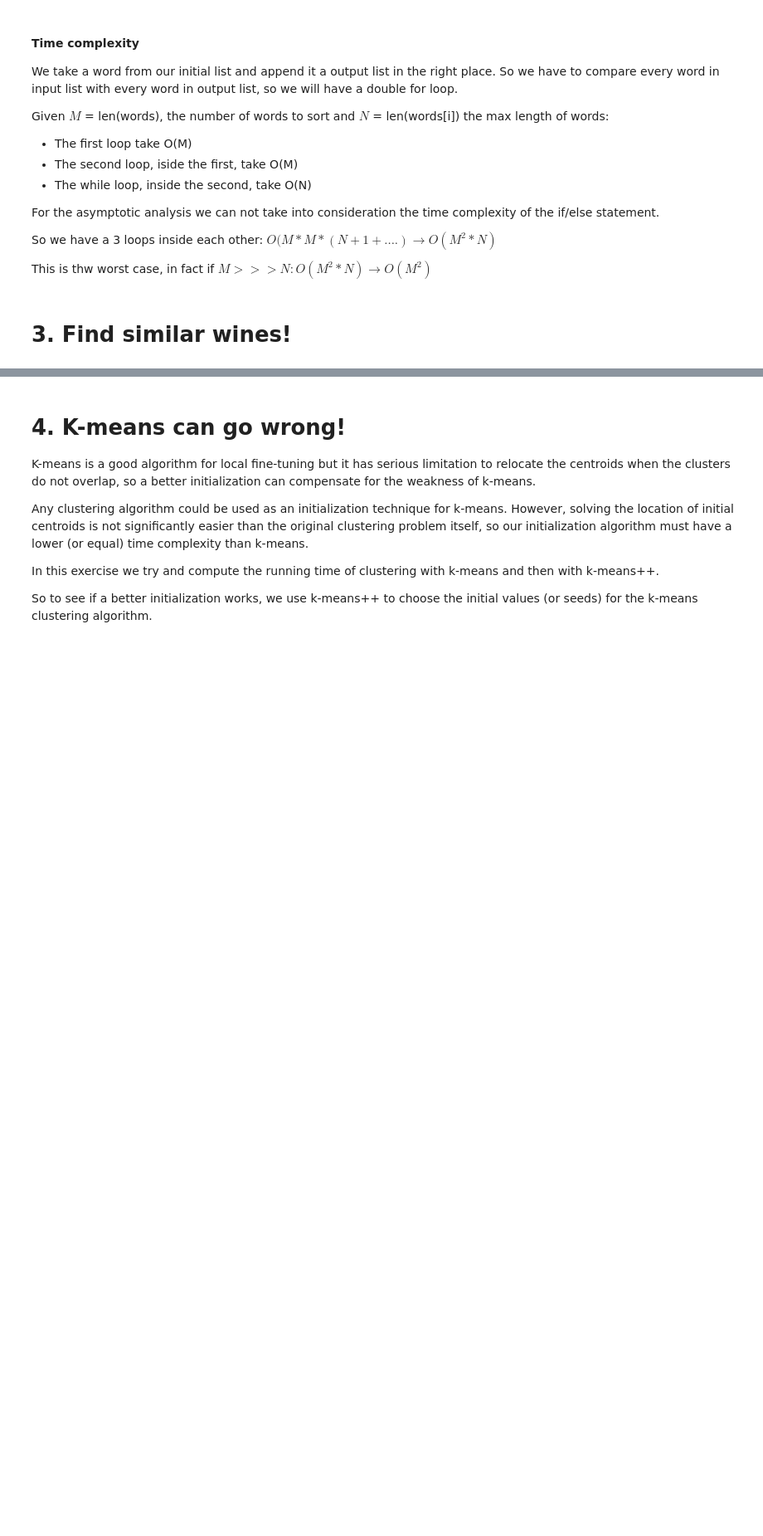
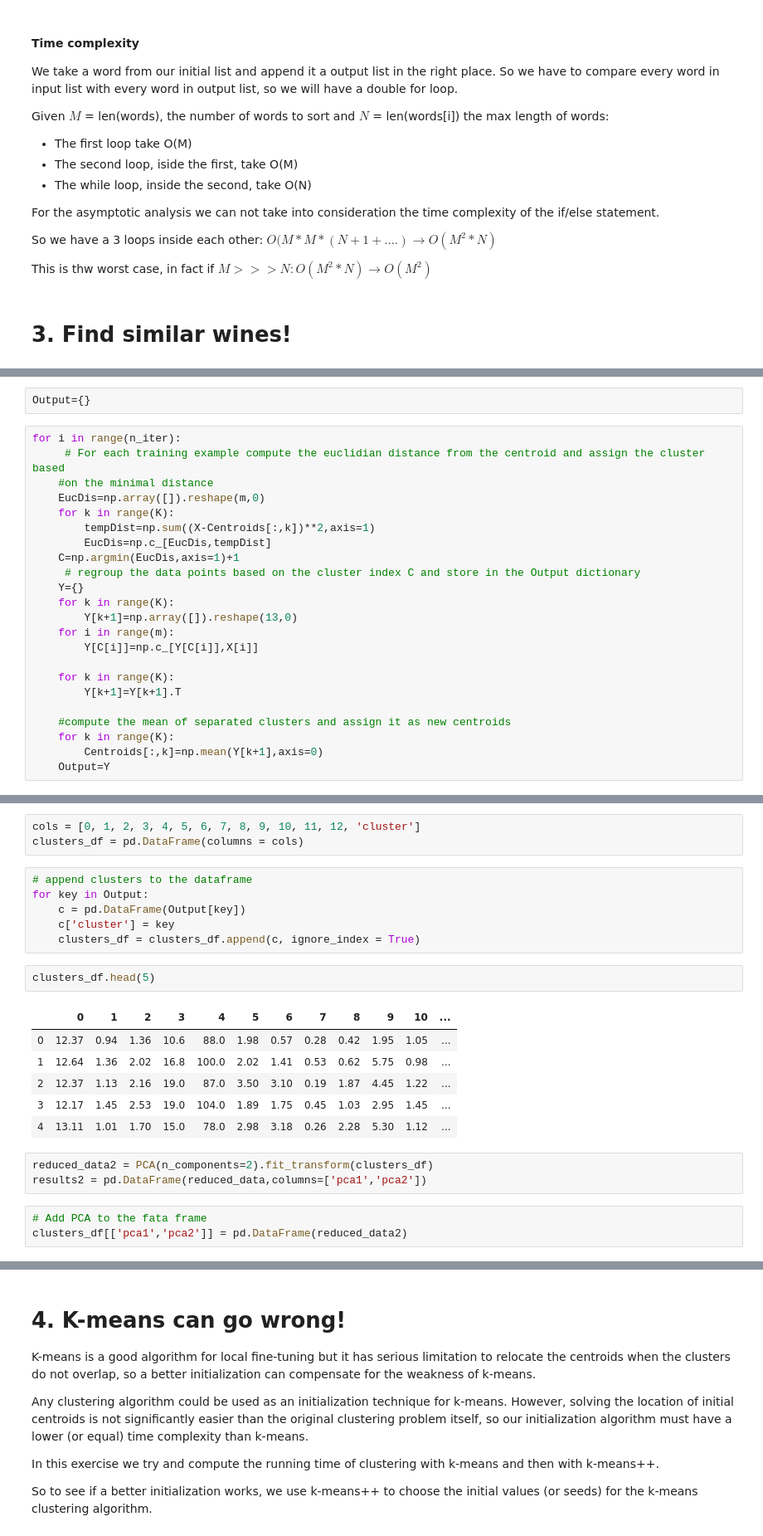
Before and after one commit to silviuspac/ADM-Homework4, a Jupyter notebook: main.ipynb, the cells around one changed output, grey strips where cells are left out. Shown at 83% size. Saved outputs shown, nothing was run; the diff lists cells and outputs as text; blank space fills up the shorter version.

```diff
--- a/main.ipynb
+++ b/main.ipynb
@@ -334,0 +392,25 @@ This is thw worst case, in fact if $ M >>> N :  O(M^2*N) \rightarrow O(M^2) $
+# %%
+Output={}
+# %%
+for i in range(n_iter):
+     # For each training example compute the euclidian distance from the centroid and assign the cluster based
+    #on the minimal distance
+    EucDis=np.array([]).reshape(m,0)
+    for k in range(K):
+        tempDist=np.sum((X-Centroids[:,k])**2,axis=1)
+        EucDis=np.c_[EucDis,tempDist]
+    C=np.argmin(EucDis,axis=1)+1
+     # regroup the data points based on the cluster index C and store in the Output dictionary
+    Y={}
+    for k in range(K):
+        Y[k+1]=np.array([]).reshape(13,0)
+    for i in range(m):
+        Y[C[i]]=np.c_[Y[C[i]],X[i]]
+
+    for k in range(K):
+        Y[k+1]=Y[k+1].T
+
+    #compute the mean of separated clusters and assign it as new centroids
+    for k in range(K):
+        Centroids[:,k]=np.mean(Y[k+1],axis=0)
+    Output=Y
@@ -334,0 +437,24 @@ This is thw worst case, in fact if $ M >>> N :  O(M^2*N) \rightarrow O(M^2) $
+# %%
+cols = [0, 1, 2, 3, 4, 5, 6, 7, 8, 9, 10, 11, 12, 'cluster']
+clusters_df = pd.DataFrame(columns = cols)
+# %%
+# append clusters to the dataframe
+for key in Output:
+    c = pd.DataFrame(Output[key])
+    c['cluster'] = key
+    clusters_df = clusters_df.append(c, ignore_index = True)
+# %%
+clusters_df.head(5)
+# %% [output]
+|  | 0 | 1 | 2 | 3 | 4 | 5 | 6 | 7 | 8 | 9 | 10 | ... |
+| 0 | 12.37 | 0.94 | 1.36 | 10.6 | 88.0 | 1.98 | 0.57 | 0.28 | 0.42 | 1.95 | 1.05 | ... |
+| 1 | 12.64 | 1.36 | 2.02 | 16.8 | 100.0 | 2.02 | 1.41 | 0.53 | 0.62 | 5.75 | 0.98 | ... |
+| 2 | 12.37 | 1.13 | 2.16 | 19.0 | 87.0 | 3.50 | 3.10 | 0.19 | 1.87 | 4.45 | 1.22 | ... |
+| 3 | 12.17 | 1.45 | 2.53 | 19.0 | 104.0 | 1.89 | 1.75 | 0.45 | 1.03 | 2.95 | 1.45 | ... |
+| 4 | 13.11 | 1.01 | 1.70 | 15.0 | 78.0 | 2.98 | 3.18 | 0.26 | 2.28 | 5.30 | 1.12 | ... |
+# %%
+reduced_data2 = PCA(n_components=2).fit_transform(clusters_df)
+results2 = pd.DataFrame(reduced_data,columns=['pca1','pca2'])
+# %%
+# Add PCA to the fata frame
+clusters_df[['pca1','pca2']] = pd.DataFrame(reduced_data2)
```
Also changed, not shown: parts of 16 cells of this notebook.
